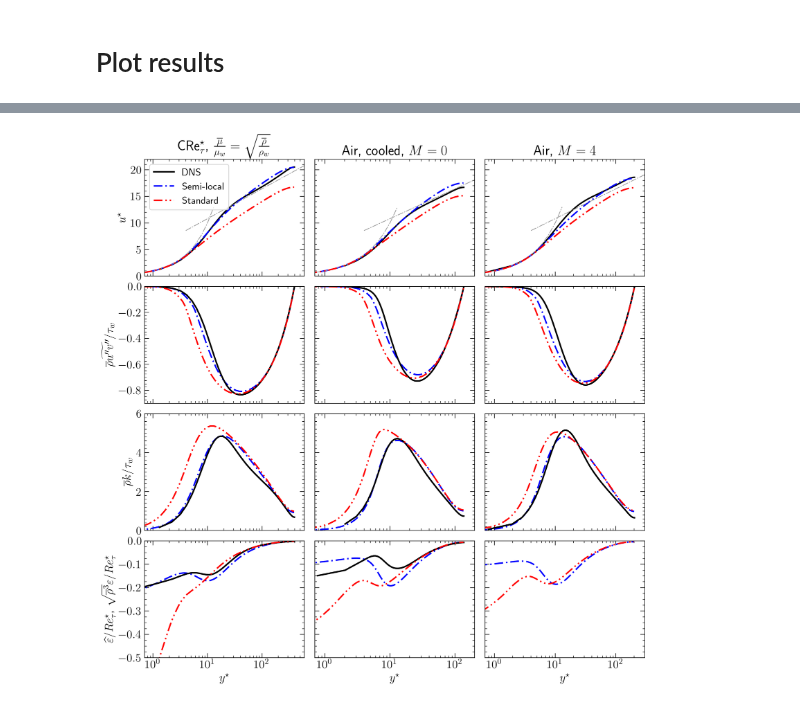
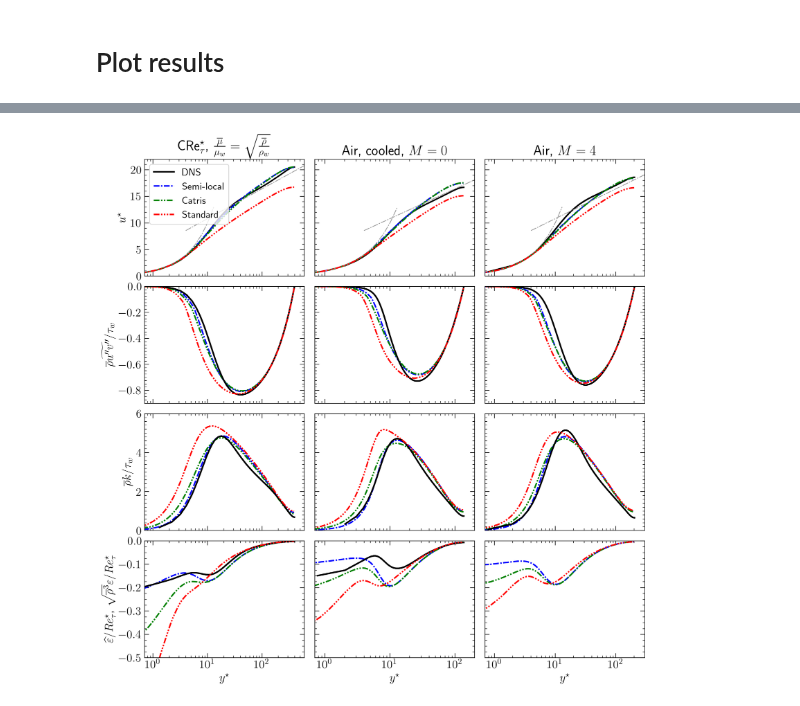
Before and after one commit to Fluid-Dynamics-Of-Energy-Systems-Team/RANS_Channel, a Jupyter notebook: main.ipynb, the cells around one changed output, grey strips where cells are left out. Cells and saved outputs as stored; diff of their text form; code cells hidden in the pictures.

Commit message:
updated Catris and Aupoix

```diff
--- a/main.ipynb
+++ b/main.ipynb
@@ -1191,0 +1109,6 @@ CONVERGED! Iteration: 974, Residual(u) = 9.890118744186452e-07, Time to run 1.68
+# %%
+mesh = Mesh(200, 2, 6)
+
+DNS_crets = readAPdata(dataRepo+'PatelEtAl_constReTauStar.txt')
+
+crets_v2f_Otero, crets_v2f_Catris, crets_v2f_nocorr = calcV2F(DNS_crets)
@@ -1191,0 +1125,4 @@ CONVERGED! Iteration: 974, Residual(u) = 9.890118744186452e-07, Time to run 1.68
+# %%
+DNS_gasl = readAPdata(dataRepo+"PatelEtAl_gasLike.txt")
+
+gasl_v2f_Otero, gasl_v2f_Catris, gasl_v2f_nocorr = calcV2F(DNS_gasl)
@@ -1191,0 +1139,4 @@ CONVERGED! Iteration: 974, Residual(u) = 9.890118744186452e-07, Time to run 1.68
+# %%
+DNS_TL = loadTLdata(dataRepo+'M4.0R200_data.csv')
+
+TL_v2f_Otero, TL_v2f_Catris, TL_v2f_nocorr = calcV2F(DNS_TL)
@@ -1244,20 +1203,22 @@ def plotProfilesAll(ax, res, color, dashes, DNS, label='', showDNS=True, ploteps
                    color=color, dashes=dashes, lw=2, label=label)
 # %%
 fig, ax = plt.subplots(4,3, figsize=(11, 11), sharex='col', sharey='row')
-dashes1 = (6,2,1,2)
-dashes2 = (6,2,1,2,1,2)
 
-plotProfilesAll(ax[:,0], v2f_corr,   'b', dashes1, DNS_crets, label='Semi-local')
-plotProfilesAll(ax[:,0], v2f_nocorr, 'r',  dashes2, DNS_crets, label='Standard', showDNS=False)
+dashes1 = (4,1,1,1)
+dashes2 = (4,1,1,1,1,1)
+dashes3 = (4,1,1,1,1,1,1,1)
 
-plotProfilesAll(ax[:,1], gasl_v2f_corr,   'b', dashes1, DNS_gasl, label='Semi-local')
-plotProfilesAll(ax[:,1], gasl_v2f_nocorr, 'r',  dashes2, DNS_gasl, label='Standard', showDNS=False)
+plotProfilesAll(ax[:,0], crets_v2f_Otero,  'b', dashes1, DNS_crets, label='Semi-local')
+plotProfilesAll(ax[:,0], crets_v2f_Catris, 'g', dashes2, DNS_crets, label='Catris', showDNS=False)
+plotProfilesAll(ax[:,0], crets_v2f_nocorr, 'r', dashes3, DNS_crets, label='Standard', showDNS=False)
 
-# dnsSLS = np.loadtxt('gl2/kbudsl2')
+plotProfilesAll(ax[:,1], gasl_v2f_Otero,  'b', dashes1, DNS_gasl, label='Semi-local')
+plotProfilesAll(ax[:,1], gasl_v2f_Catris, 'g', dashes2, DNS_gasl, label='Catris', showDNS=False)
+plotProfilesAll(ax[:,1], gasl_v2f_nocorr, 'r', dashes3, DNS_gasl, label='Standard', showDNS=False)
 
-plotProfilesAll(ax[:,2], TL_v2f_corr,   'b', dashes1, DNS_TL, label='Semi-local', plotepsDNS=False)
-plotProfilesAll(ax[:,2], TL_v2f_nocorr, 'r',  dashes2, DNS_TL, label='Standard', showDNS=False, plotepsDNS=False)
-
+plotProfilesAll(ax[:,2], TL_v2f_Otero,  'b', dashes1, DNS_TL, label='Semi-local', plotepsDNS=False)
+plotProfilesAll(ax[:,2], TL_v2f_Catris, 'g', dashes2, DNS_TL, label='Catris', plotepsDNS=False)
+plotProfilesAll(ax[:,2], TL_v2f_nocorr, 'r', dashes3, DNS_TL, label='Standard', showDNS=False, plotepsDNS=False)
 
 
 ax[0,0].set_title(r'CRe$^\star_\tau$, $\frac{\overline\mu}{\mu_w} = \sqrt{\frac{\overline\rho}{\rho_w}}$')
@@ -1267,33 +1228,33 @@ ax[0,2].set_title(r'Air, $M=4$')
 ax[0,0].set_xlim(0.7, 600)
 ax[0,1].set_xlim(0.7, 200)
 ax[0,2].set_xlim(0.7, 300)
 
 ax[0,0].set_ylim(0, 22)
 ax[1,0].set_ylim(-0.9, 0)
 ax[2,0].set_ylim(0, 6)
 ax[3,0].set_ylim(-0.5, 0)
 
 ax[0,0].set_ylabel(r'$u^\star$')
 ax[1,0].set_ylabel(r'$\overline\rho \widetilde{u^{\prime\prime} v^{\prime\prime}}/\tau_w$')
 ax[2,0].set_ylabel(r'$\overline\rho k/\tau_w$')
 ax[3,0].set_ylabel(r'$\widehat\varepsilon/Re^\star_\tau$, $\sqrt{\overline\rho^3}\varepsilon/Re^\star_\tau$')
 
 
 ax[3,0].set_xlabel(r'$y^\star$')
 ax[3,1].set_xlabel(r'$y^\star$')
 ax[3,2].set_xlabel(r'$y^\star$')
 
 ax[0,0].legend(loc=2, fontsize=14)
 
 
 ax[0,0].yaxis.set_minor_locator(MultipleLocator(1))
 ax[1,0].yaxis.set_minor_locator(MultipleLocator(0.025))
 ax[2,0].yaxis.set_minor_locator(MultipleLocator(0.2))
 ax[3,0].yaxis.set_minor_locator(MultipleLocator(0.025))
 
 
 plt.tight_layout(w_pad=0.9, h_pad=0.0)
 # %% [output]
-[figure, old version]
+[figure, new version]
 # %%
 fig.savefig('resultsV2F.pdf')
```
Also changed, not shown: parts of 26 cells of this notebook.
